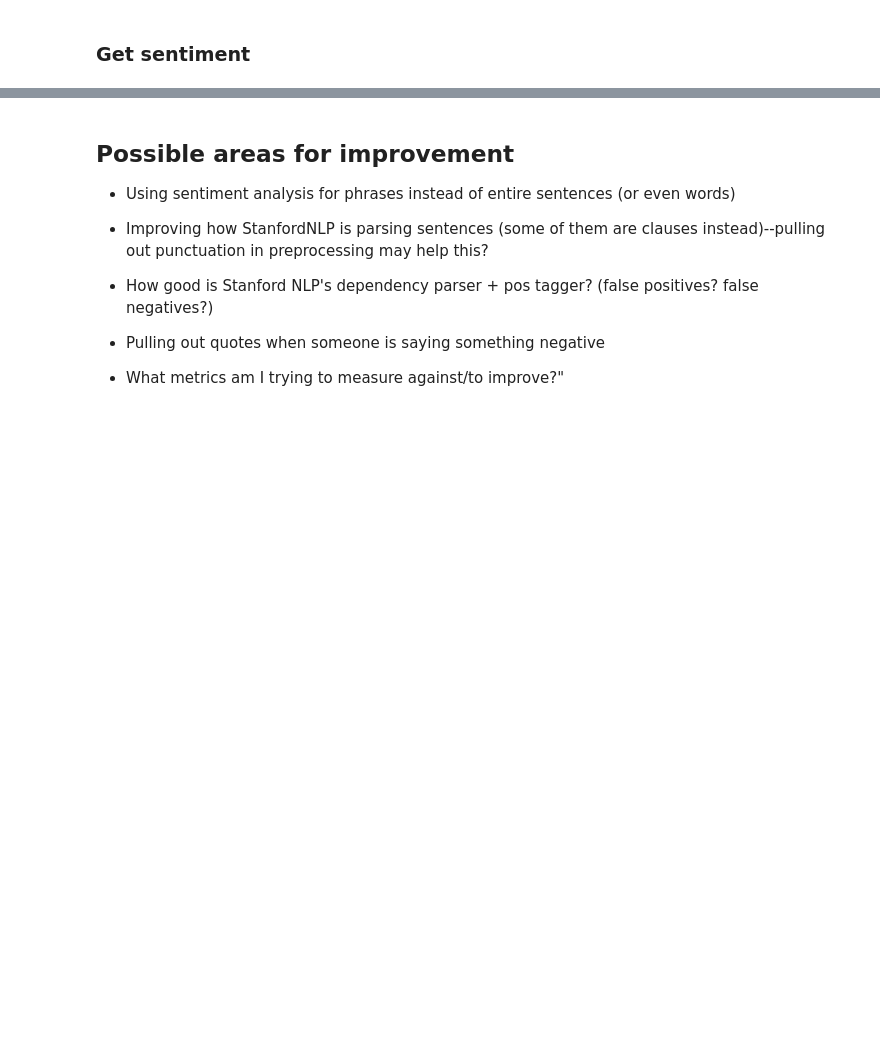
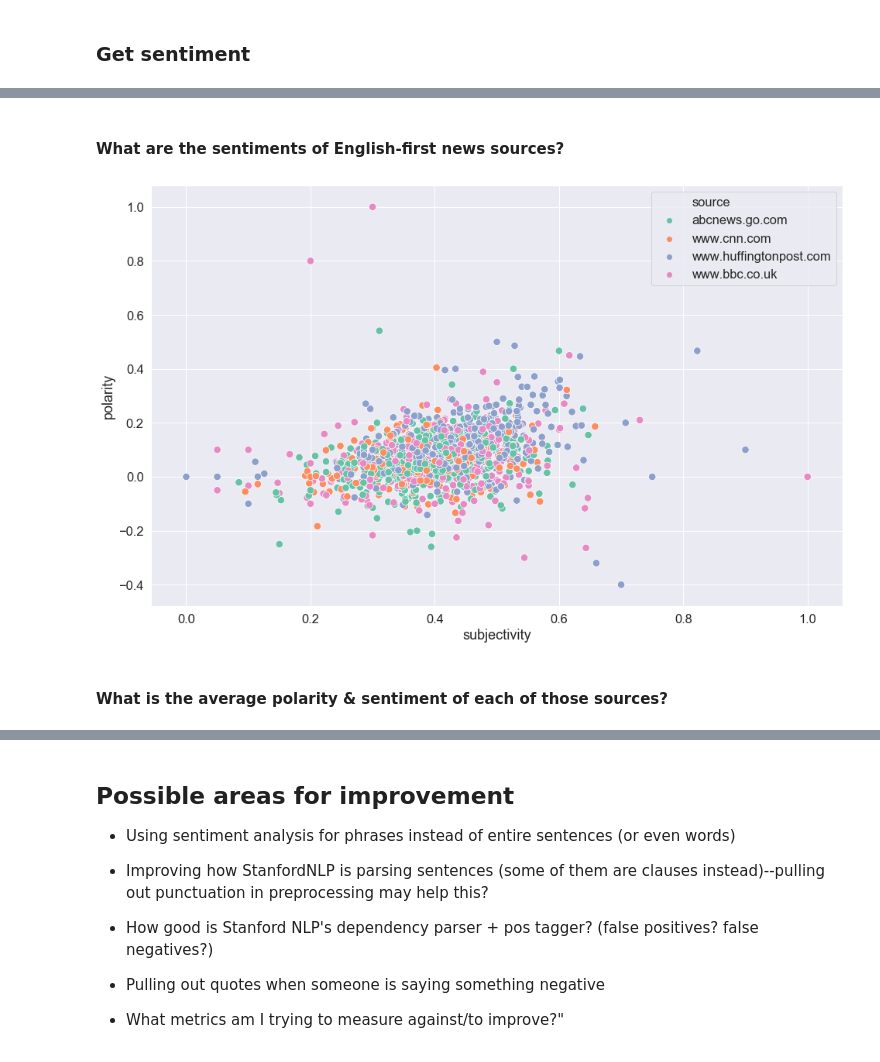
Before and after one commit to minnatwang/news-topics-sentiment, a Jupyter notebook: analysis_topic_bias.ipynb, the cells around one changed output, grey strips where cells are left out. Cells and saved outputs as stored; diff of their text form; code cells hidden in the pictures; blank space fills up the shorter version.

```diff
--- a/analysis_topic_bias.ipynb
+++ b/analysis_topic_bias.ipynb
@@ -250,0 +265,16 @@ df
+# %% [markdown]
+#### What are the sentiments of English-first news sources?
+# %%
+plt.figure(figsize=(16, 10))
+sns.set(font_scale=1.5)
+# cmap = sns.cubehelix_palette(as_cmap=True)  # can't use as palette b/c hue list is strings
+
+english_sources = ['abcnews.go.com','www.cnn.com','www.huffingtonpost.com','www.bbc.co.uk']
+df_english_news = df.loc[df['source'].isin(english_sources)]
+
+ax = sns.scatterplot(x='subjectivity', y="polarity", hue="source", s=90, palette="Set2",
+                    data=df_english_news)
+# %% [output]
+[figure, added]
+# %% [markdown]
+#### What is the average polarity & sentiment of each of those sources?
```
Also changed, not shown: parts of 52 cells of this notebook.
